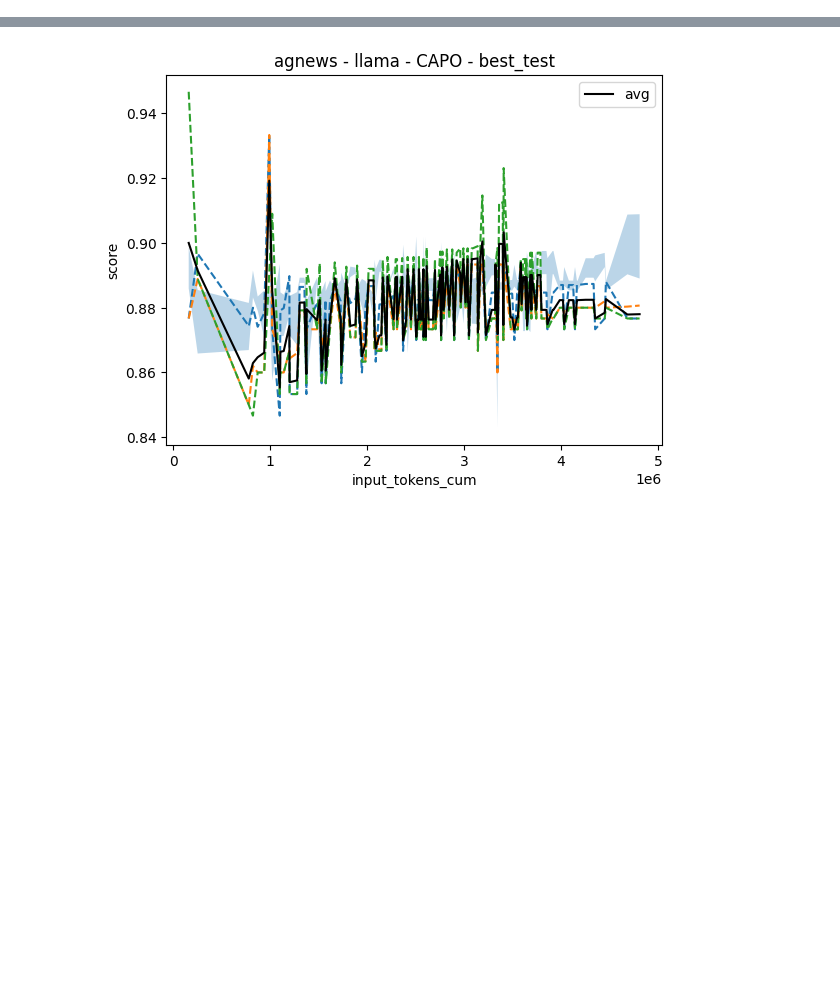
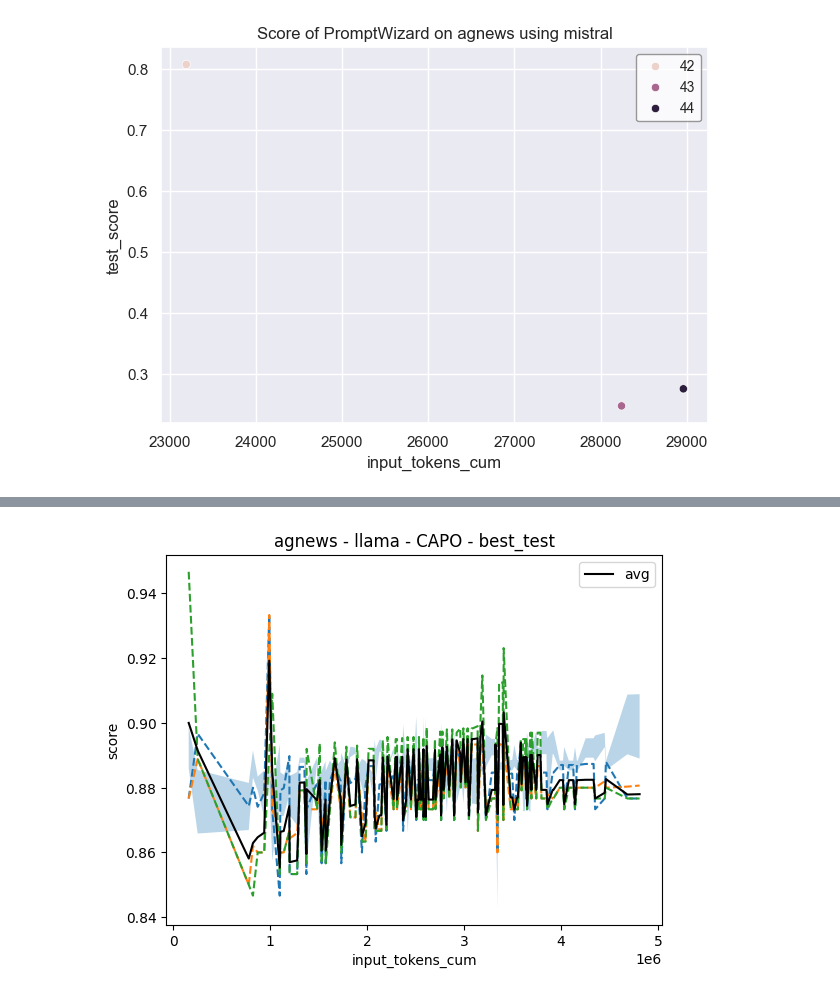
Before and after one commit to finitearth/capo, a Jupyter notebook: notebooks/seed_aggregation_eval.ipynb, the cells around one changed output, grey strips where cells are left out. Cells and saved outputs as stored; diff of their text form; code cells hidden in the pictures; blank space fills up the shorter version.

```diff
--- a/notebooks/seed_aggregation_eval.ipynb
+++ b/notebooks/seed_aggregation_eval.ipynb
@@ -15,0 +29,6 @@ plot_population_scores("agnews", "mistral", "CAPO", plot_seeds=True, x_col="inpu
+# %%
+plot_population_members(
+    "agnews", "mistral", "PromptWizard", x_col="input_tokens_cum", score_col="test_score"
+);
+# %% [output]
+[figure, added]
```
Also changed, not shown: parts of 3 cells of this notebook, 2 other files.
